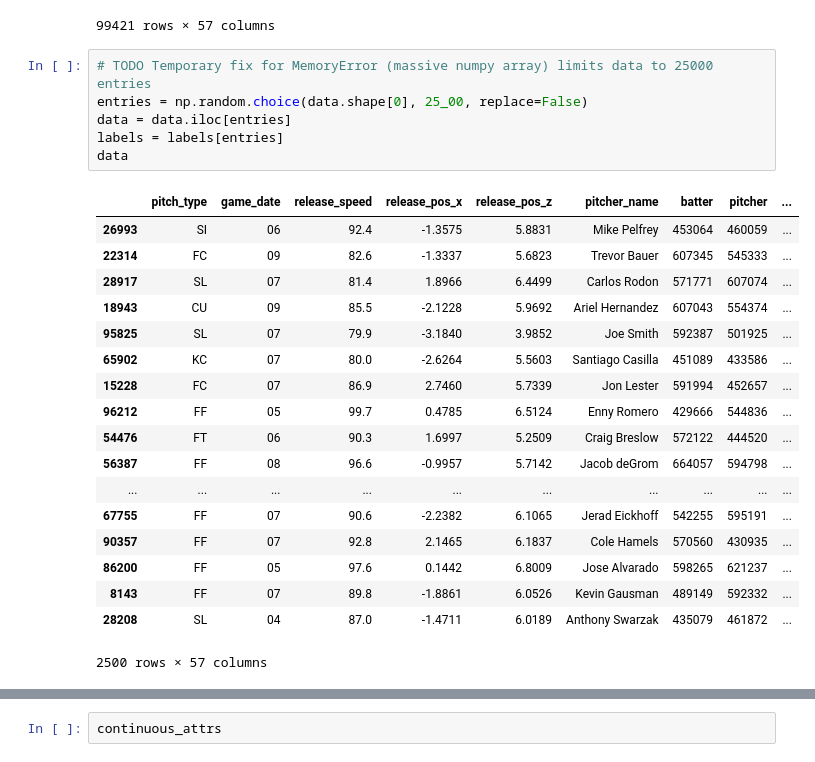
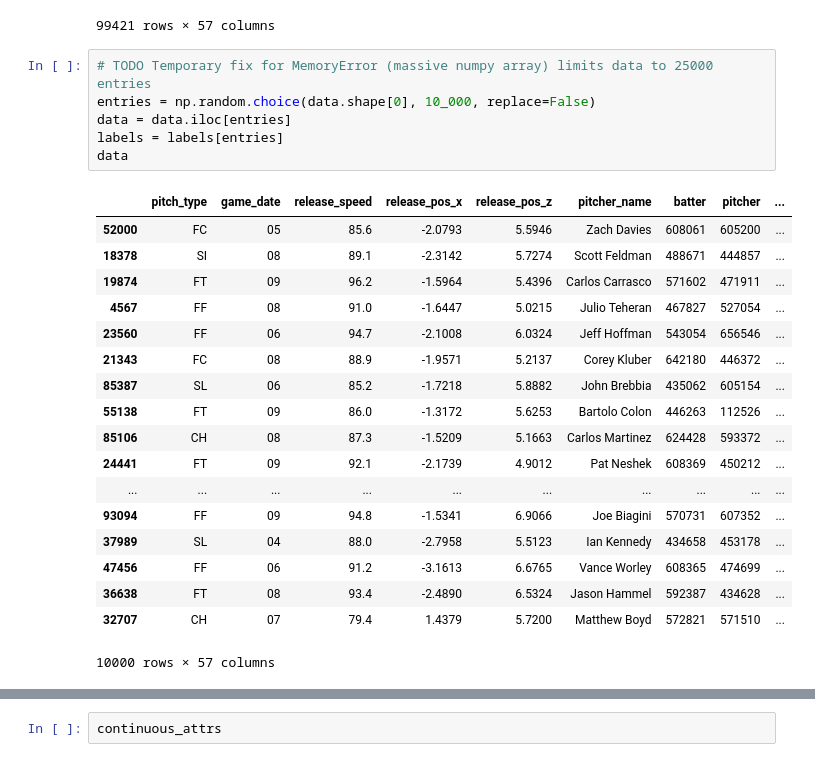
Before and after one commit to AndrewYinLi/machine-learning-baseball, a Jupyter notebook: random_forest.ipynb, the cells around one changed output, grey strips where cells are left out. Saved outputs shown, nothing was run; the diff lists cells and outputs as text.

```diff
--- a/random_forest.ipynb
+++ b/random_forest.ipynb
@@ -668,29 +668,29 @@ data
 99421 rows × 57 columns
 # %%
 # TODO Temporary fix for MemoryError (massive numpy array) limits data to 25000 entries
-entries = np.random.choice(data.shape[0], 25_00, replace=False)
+entries = np.random.choice(data.shape[0], 10_000, replace=False)
 data = data.iloc[entries]
 labels = labels[entries]
 data
 # %% [output]
 |  | pitch_type | game_date | release_speed | release_pos_x | release_pos_z | pitcher_name | batter | pitcher | ... |
-| 26993 | SI | 06 | 92.4 | -1.3575 | 5.8831 | Mike Pelfrey | 453064 | 460059 | ... |
-| 22314 | FC | 09 | 82.6 | -1.3337 | 5.6823 | Trevor Bauer | 607345 | 545333 | ... |
-| 28917 | SL | 07 | 81.4 | 1.8966 | 6.4499 | Carlos Rodon | 571771 | 607074 | ... |
-| 18943 | CU | 09 | 85.5 | -2.1228 | 5.9692 | Ariel Hernandez | 607043 | 554374 | ... |
-| 95825 | SL | 07 | 79.9 | -3.1840 | 3.9852 | Joe Smith | 592387 | 501925 | ... |
-| 65902 | KC | 07 | 80.0 | -2.6264 | 5.5603 | Santiago Casilla | 451089 | 433586 | ... |
-| 15228 | FC | 07 | 86.9 | 2.7460 | 5.7339 | Jon Lester | 591994 | 452657 | ... |
-| 96212 | FF | 05 | 99.7 | 0.4785 | 6.5124 | Enny Romero | 429666 | 544836 | ... |
-| 54476 | FT | 06 | 90.3 | 1.6997 | 5.2509 | Craig Breslow | 572122 | 444520 | ... |
-| 56387 | FF | 08 | 96.6 | -0.9957 | 5.7142 | Jacob deGrom | 664057 | 594798 | ... |
+| 52000 | FC | 05 | 85.6 | -2.0793 | 5.5946 | Zach Davies | 608061 | 605200 | ... |
+| 18378 | SI | 08 | 89.1 | -2.3142 | 5.7274 | Scott Feldman | 488671 | 444857 | ... |
+| 19874 | FT | 09 | 96.2 | -1.5964 | 5.4396 | Carlos Carrasco | 571602 | 471911 | ... |
+| 4567 | FF | 08 | 91.0 | -1.6447 | 5.0215 | Julio Teheran | 467827 | 527054 | ... |
+| 23560 | FF | 06 | 94.7 | -2.1008 | 6.0324 | Jeff Hoffman | 543054 | 656546 | ... |
+| 21343 | FC | 08 | 88.9 | -1.9571 | 5.2137 | Corey Kluber | 642180 | 446372 | ... |
+| 85387 | SL | 06 | 85.2 | -1.7218 | 5.8882 | John Brebbia | 435062 | 605154 | ... |
+| 55138 | FT | 09 | 86.0 | -1.3172 | 5.6253 | Bartolo Colon | 446263 | 112526 | ... |
+| 85106 | CH | 08 | 87.3 | -1.5209 | 5.1663 | Carlos Martinez | 624428 | 593372 | ... |
+| 24441 | FT | 09 | 92.1 | -2.1739 | 4.9012 | Pat Neshek | 608369 | 450212 | ... |
 | ... | ... | ... | ... | ... | ... | ... | ... | ... | ... |
-| 67755 | FF | 07 | 90.6 | -2.2382 | 6.1065 | Jerad Eickhoff | 542255 | 595191 | ... |
-| 90357 | FF | 07 | 92.8 | 2.1465 | 6.1837 | Cole Hamels | 570560 | 430935 | ... |
-| 86200 | FF | 05 | 97.6 | 0.1442 | 6.8009 | Jose Alvarado | 598265 | 621237 | ... |
-| 8143 | FF | 07 | 89.8 | -1.8861 | 6.0526 | Kevin Gausman | 489149 | 592332 | ... |
-| 28208 | SL | 04 | 87.0 | -1.4711 | 6.0189 | Anthony Swarzak | 435079 | 461872 | ... |
+| 93094 | FF | 09 | 94.8 | -1.5341 | 6.9066 | Joe Biagini | 570731 | 607352 | ... |
+| 37989 | SL | 04 | 88.0 | -2.7958 | 5.5123 | Ian Kennedy | 434658 | 453178 | ... |
+| 47456 | FF | 06 | 91.2 | -3.1613 | 6.6765 | Vance Worley | 608365 | 474699 | ... |
+| 36638 | FT | 08 | 93.4 | -2.4890 | 6.5324 | Jason Hammel | 592387 | 434628 | ... |
+| 32707 | CH | 07 | 79.4 | 1.4379 | 5.7200 | Matthew Boyd | 572821 | 571510 | ... |
-2500 rows × 57 columns
+10000 rows × 57 columns
 # %%
 from utils import CategoricalEncoder
 from sklearn.pipeline import FeatureUnion
```
Also changed, not shown: parts of 5 cells of this notebook.
